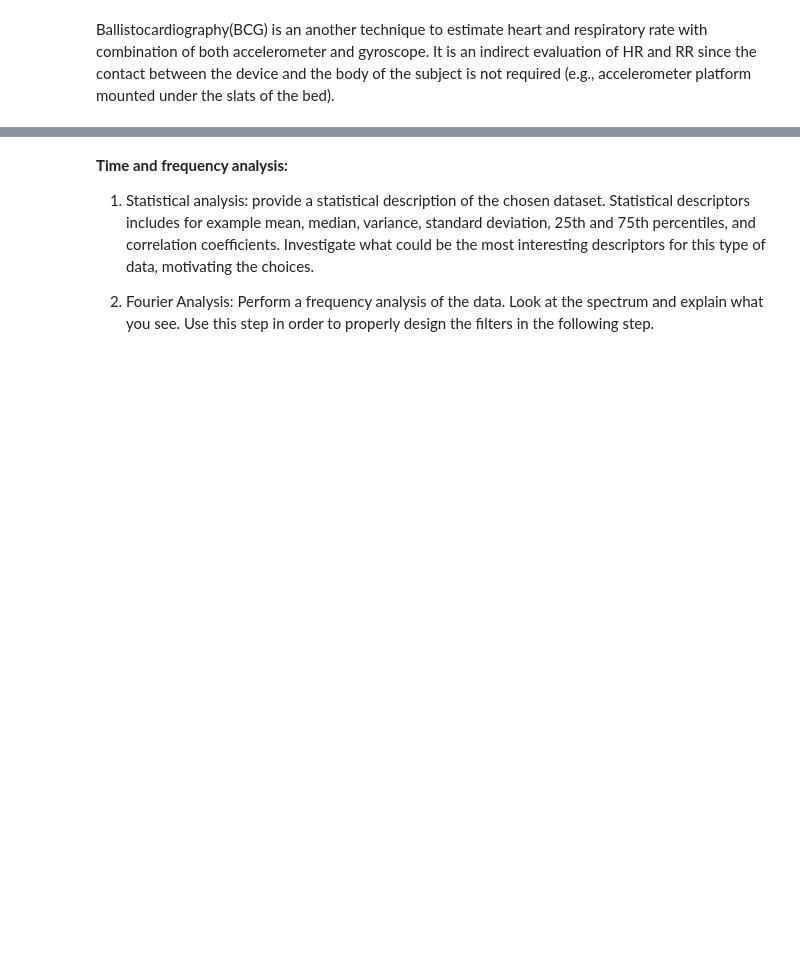
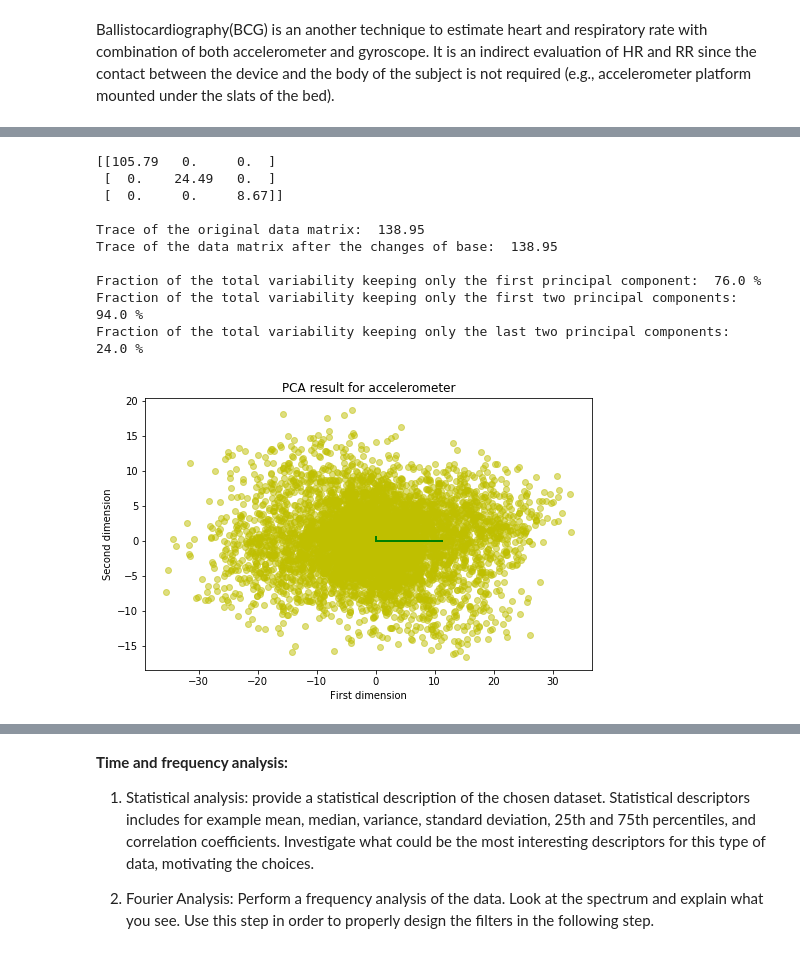
Before and after one commit to CrostaBot/HeartRateEstimation, a Jupyter notebook: BCG.ipynb, the cells around one changed output, grey strips where cells are left out. Drawn from its saved outputs; the diff is of its cells as text; code cells hidden in the pictures; blank space fills up the shorter version.

```diff
--- a/BCG.ipynb
+++ b/BCG.ipynb
@@ -10,0 +136,52 @@ Ballistocardiography(BCG) is an another technique to estimate heart and respirat
+# %%
+# compute the mean of X and subtract it to obtain a zero main matrix X
+X_acc = X_acc - X_acc.mean()
+
+# calculate the eigenvalues and eigenvectors of the covariance matrix and compute the covarinace matrix of the new
+# matrix
+l, V = la.eig(np.cov(X_acc))
+#P = V.T
+#Cy = P.dot(np.cov(X_acc)).dot(P.T)
+Cy = np.diag(np.round(np.real(l),2))
+print(Cy, "\n")
+
+
+# estimate if reduce dimensionality is convenient
+print("Trace of the original data matrix: " , np.round(np.cov(X_acc).trace(),2))
+print("Trace of the data matrix after the changes of base: ", np.round(Cy.trace(),2), "\n")
+
+print("Fraction of the total variability keeping only the first principal component: ", np.round(100*(Cy[0,0])/Cy.trace()),"%")
+print("Fraction of the total variability keeping only the first two principal components: ", np.round(100*(Cy[0,0]+Cy[1,1])/Cy.trace()),"%")
+print("Fraction of the total variability keeping only the last two principal components: ", np.round(100*(Cy[1,1]+Cy[2,2])/Cy.trace()),"%")
+
+# as consequence of the PCA technique keeping the two principal components for the Accelerometer is better
+
+P = V[:,0:2] #the eigenvectors are in the columns of V
+
+PCA_acc = P.T.dot(X_acc) # new data according to PCA result
+
+#Visualize the original data projected into the new space with the relative principal axis
+scale_factor = 0.001
+first_dim = PCA_acc[0] - PCA_acc[0].mean()
+second_dim = PCA_acc[1] - PCA_acc[1].mean()
+
+plt.figure(figsize=(8,5))
+plt.scatter(first_dim, second_dim, alpha=0.5, c = 'y')
+plt.plot([0, scale_factor*l[0]*np.cov(PCA_acc)[0,0]], [0, scale_factor*l[0]*np.cov(PCA_acc)[1,0]], 'g', lw=2)
+plt.plot([0, scale_factor*l[1]*np.cov(PCA_acc)[0,1]], [0, scale_factor*l[1]*np.cov(PCA_acc)[1,1]], 'g', lw=2)
+plt.title('PCA result for accelerometer')
+plt.xlabel('First dimension')
+plt.ylabel('Second dimension')
+plt.show()
+# %% [output]
+[[105.79   0.     0.  ]
+ [  0.    24.49   0.  ]
+ [  0.     0.     8.67]]
+
+Trace of the original data matrix:  138.95
+Trace of the data matrix after the changes of base:  138.95
+
+Fraction of the total variability keeping only the first principal component:  76.0 %
+Fraction of the total variability keeping only the first two principal components:  94.0 %
+Fraction of the total variability keeping only the last two principal components:  24.0 %
+[figure, added]
```
Also changed, not shown: parts of 12 cells of this notebook, 1 other file.
